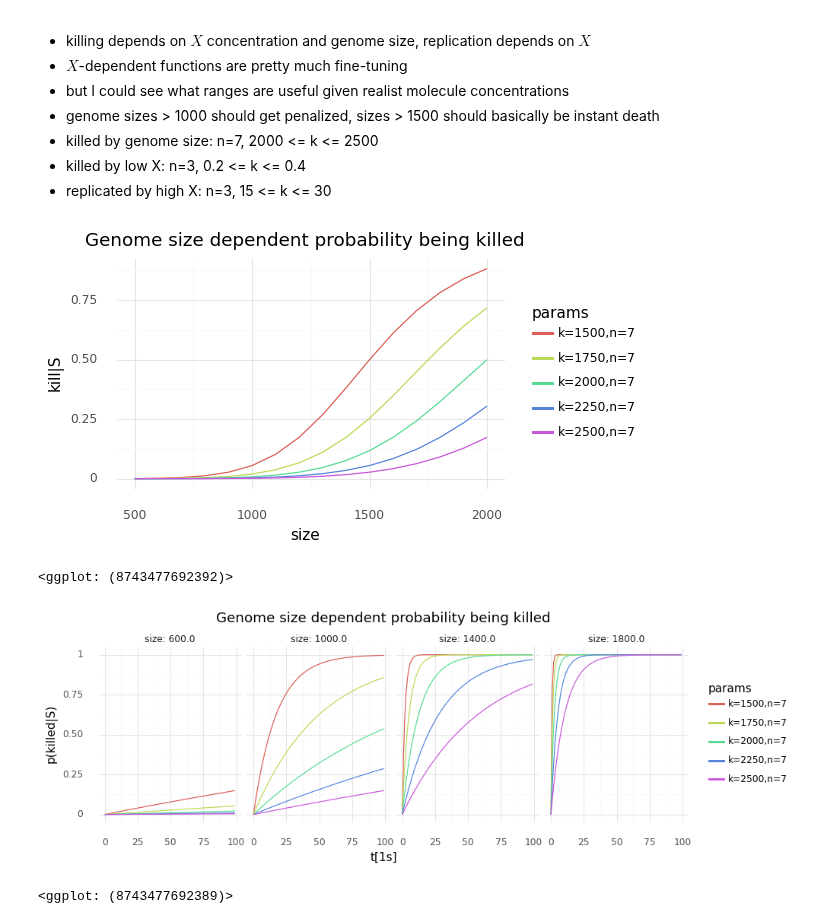
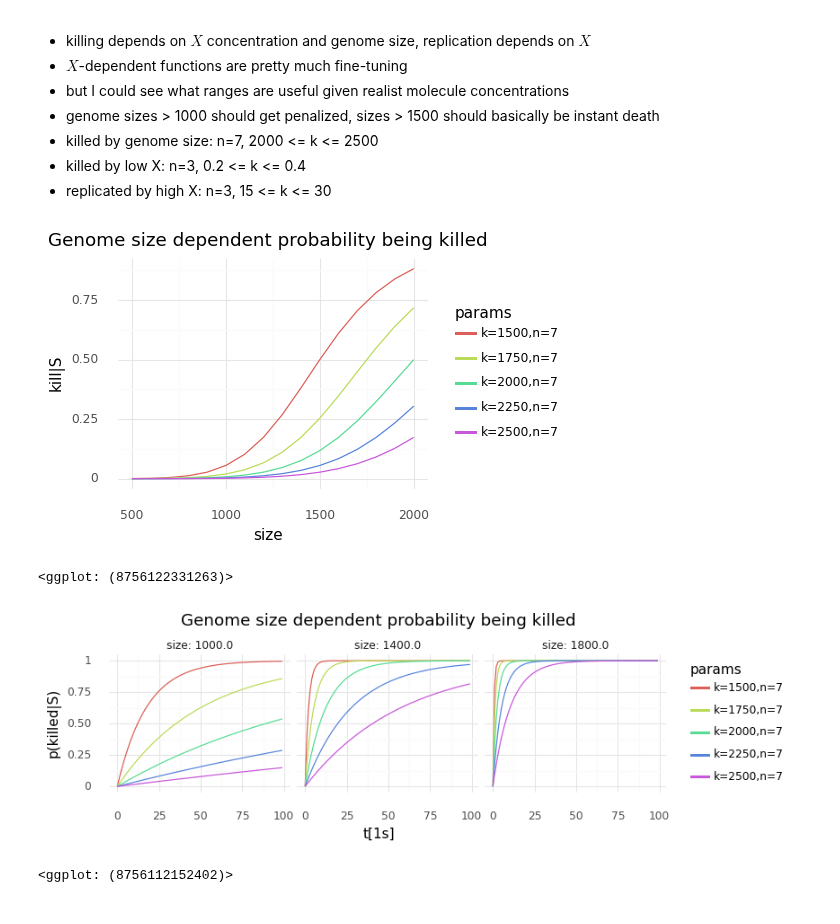
Before and after one commit to mRcSchwering/luca, a Jupyter notebook: e1_co2_fixing/prep.ipynb, the cells around one changed output. Saved outputs shown, nothing was run; the diff lists cells and outputs as text; code cells hidden in the pictures.

```diff
--- a/e1_co2_fixing/prep.ipynb
+++ b/e1_co2_fixing/prep.ipynb
@@ -53,7 +52,7 @@ def proteome_stats(proteome: list[list], records: list[dict], size: int, record:
 genetics = ms.Genetics()
 
 records = []
-for size in (600, 1000, 1400):
+for size in (1000, 1400, 1800):
     genomes = [ms.random_genome(s=size) for _ in range(1000)]
     proteomes = genetics.translate_genomes(genomes=genomes)
     for proteins in proteomes:
@@ -85,6 +83,6 @@ def get_breaks(l: list[float]) -> list[float]:
 # %%
 n = 100
-sizes = [600, 1000, 1400]
+sizes = [1000, 1400, 1800]
 ps = [1e-4, 1e-5, 1e-6]
 
 records = []
@@ -92,14 +90,27 @@ for size in sizes:
     for p in ps:
         genomes = [ms.random_genome(s=size) for _ in range(n)]
         state = {i: 0 for i in range(n)}
-        for step_10s in range(1000):
+        for s in range(n):
             records.extend([
-                {"i": i, "t": step_10s, "n": d, "size": size, "p": p}
+                {"i": i, "t": s, "n": d, "size": size, "p": p, "l": "point-mutation"}
                 for i, d in state.items()
             ])
             mutations = ms.point_mutations(seqs=genomes, p=p)
             for _, i in mutations:
                 state[i] += 1
 
+for size in sizes:
+    for p in ps:
+        genomes = [ms.random_genome(s=size) for _ in range(n)]
+        state = {i: 0 for i in range(n)}
+        for s in range(n):
+            records.extend([
+                {"i": i, "t": s, "n": d, "size": size, "p": p, "l": "recombination"}
+                for i, d in state.items()
+            ])
+            mutations = ms.recombinations(seq_pairs=[(d, d) for d in genomes], p=p)
+            for _0, _1, i in mutations:
+                state[i] += 1
+
 df = pd.DataFrame.from_records(records)
 # %%
@@ -131,20 +141,0 @@ df1["mutated[%]"] = df1["n"] * 100
-# %%
-n = 100
-sizes = [600, 1000, 1400]
-ps = [1e-4, 1e-5, 1e-6]
-
-records = []
-for size in sizes:
-    for p in ps:
-        genomes = [ms.random_genome(s=size) for _ in range(n)]
-        state = {i: 0 for i in range(n)}
-        for step in range(n):
-            records.extend([
-                {"i": i, "t": step, "n": d, "size": size, "p": p}
-                for i, d in state.items()
-            ])
-            mutations = ms.recombinations(seq_pairs=[(d, d) for d in genomes], p=p)
-            for _0, _1, i in mutations:
-                state[i] += 1
-
-df = pd.DataFrame.from_records(records)
@@ -214,29 +199,29 @@ df1 = pd.DataFrame({"lKe": [-3, 3]})
 # %%
 paramsets = [
     (1500.0, 7),
     (1750.0, 7),
     (2000.0, 7),
     (2250.0, 7),
     (2500.0, 7),
 ]
 S = torch.arange(500.0, 2001.0, 100.0)
 
 dicts = []
 for k, n in paramsets:
     name = f"k={k:.0f},n={n}"
     dicts.append({"size": S.tolist(), "kill|S": sigm(S, k=k, n=n), "params": name})
 df = pd.concat([pd.DataFrame(d) for d in dicts], ignore_index=True)
 
 (ggplot(df)
     + geom_line(aes(x="size", y="kill|S", color="params"))
-    + theme(figure_size=(5, 3))
+    + theme(figure_size=(4, 3))
     + ggtitle("Genome size dependent probability being killed"))
 # %% [output]
-[figure, old version]
+[figure, new version]
-<ggplot: (8743477692392)>
+<ggplot: (8756122331263)>
 # %%
 n_steps = 100
-sizes = [600.0, 1000.0, 1400.0, 1800.0]
+sizes = [1000.0, 1400.0, 1800.0]
 
 records = []
 for k, n in paramsets:
@@ -255,11 +240,11 @@ df = pd.DataFrame.from_records(records)
 (ggplot(df)
     + geom_line(aes(x="t[1s]", y="p(killed|S)", color="params"))
     + facet_grid("~ size", labeller="label_both", scales="free_x")
-    + theme(figure_size=(10, 3))
+    + theme(figure_size=(8, 2))
     + ggtitle("Genome size dependent probability being killed"))
 # %% [output]
-[figure, old version]
+[figure, new version]
-<ggplot: (8743477692389)>
+<ggplot: (8756112152402)>
 # %%
 paramsets = [
     (0.01, 1),
```
Also changed, not shown: parts of 17 cells of this notebook, 4 other files.
